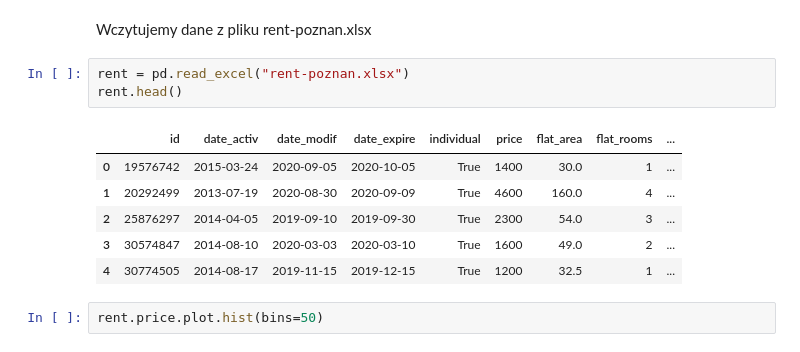
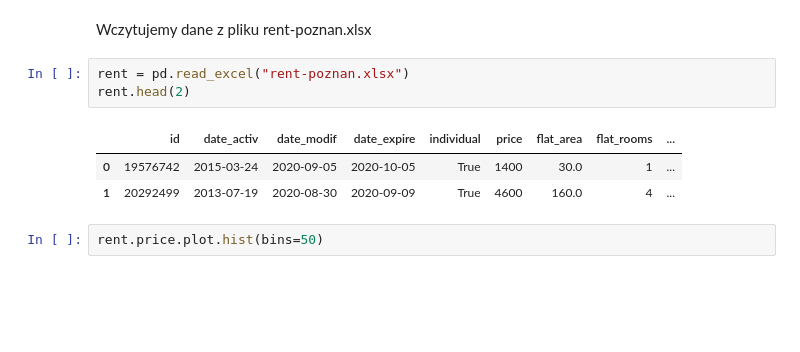
Before and after one commit to DepartmentOfStatisticsPUE/air-2022, a Jupyter notebook: notebooks/1_przetwarzanie.ipynb, the cells around one changed output. Cells and saved outputs as stored; diff of their text form; blank space fills up the shorter version.

```diff
--- a/notebooks/1_przetwarzanie.ipynb
+++ b/notebooks/1_przetwarzanie.ipynb
@@ -7,14 +7,11 @@ import numpy as np
 Wczytujemy dane z pliku rent-poznan.xlsx
 # %%
 rent = pd.read_excel("rent-poznan.xlsx")
-rent.head()
+rent.head(2)
 # %% [output]
 |  | id | date_activ | date_modif | date_expire | individual | price | flat_area | flat_rooms | ... |
 | 0 | 19576742 | 2015-03-24 | 2020-09-05 | 2020-10-05 | True | 1400 | 30.0 | 1 | ... |
 | 1 | 20292499 | 2013-07-19 | 2020-08-30 | 2020-09-09 | True | 4600 | 160.0 | 4 | ... |
-| 2 | 25876297 | 2014-04-05 | 2019-09-10 | 2019-09-30 | True | 2300 | 54.0 | 3 | ... |
-| 3 | 30574847 | 2014-08-10 | 2020-03-03 | 2020-03-10 | True | 1600 | 49.0 | 2 | ... |
-| 4 | 30774505 | 2014-08-17 | 2019-11-15 | 2019-12-15 | True | 1200 | 32.5 | 1 | ... |
 # %%
 rent.price.plot.hist(bins=50)
 # %% [output]
```
Also changed, not shown: parts of 22 cells of this notebook.
